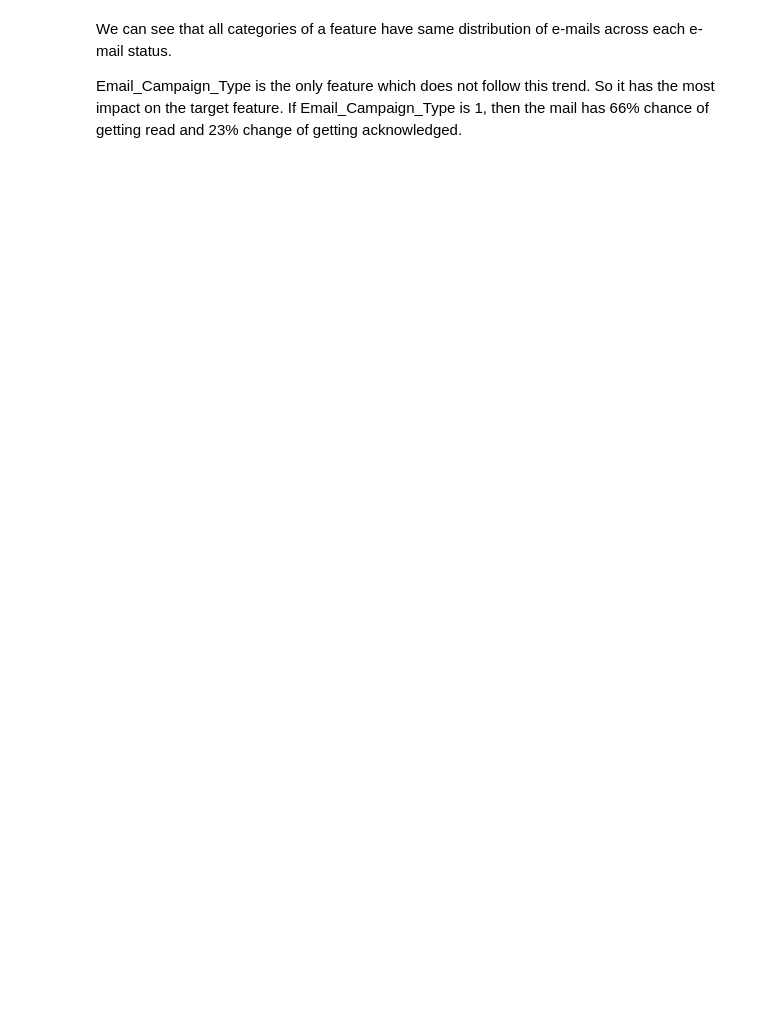
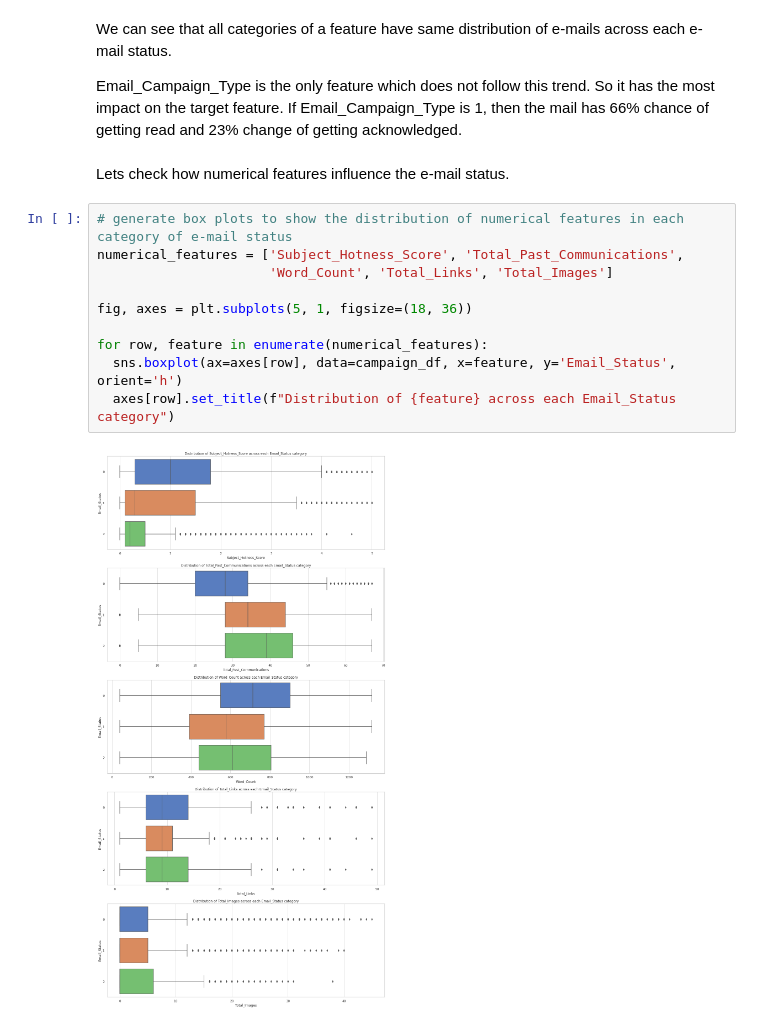
Before and after one commit to connect-midhunr/email-campaign-effectiveness-prediction, a Jupyter notebook: Email_Campaign_Effectiveness_Prediction_Capstone_Project.ipynb, the cells around one changed output. Saved outputs shown, nothing was run; the diff lists cells and outputs as text; blank space fills up the shorter version.

```diff
--- a/Email_Campaign_Effectiveness_Prediction_Capstone_Project.ipynb
+++ b/Email_Campaign_Effectiveness_Prediction_Capstone_Project.ipynb
@@ -489,3 +489,17 @@ for feature in categorical_features:
 We can see that all categories of a feature have same distribution of e-mails across each e-mail status.
 
 Email_Campaign_Type is the only feature which does not follow this trend. So it has the most impact on the target feature. If Email_Campaign_Type is 1, then the mail has 66% chance of getting read and 23% change of getting acknowledged.
+# %% [markdown]
+Lets check how numerical features influence the e-mail status.
+# %%
+# generate box plots to show the distribution of numerical features in each category of e-mail status
+numerical_features = ['Subject_Hotness_Score', 'Total_Past_Communications',
+                      'Word_Count', 'Total_Links', 'Total_Images']
+
+fig, axes = plt.subplots(5, 1, figsize=(18, 36))
+
+for row, feature in enumerate(numerical_features):
+  sns.boxplot(ax=axes[row], data=campaign_df, x=feature, y='Email_Status', orient='h')
+  axes[row].set_title(f"Distribution of {feature} across each Email_Status category")
+# %% [output]
+[figure, added]
```
Also changed, not shown: parts of 7 cells of this notebook.
